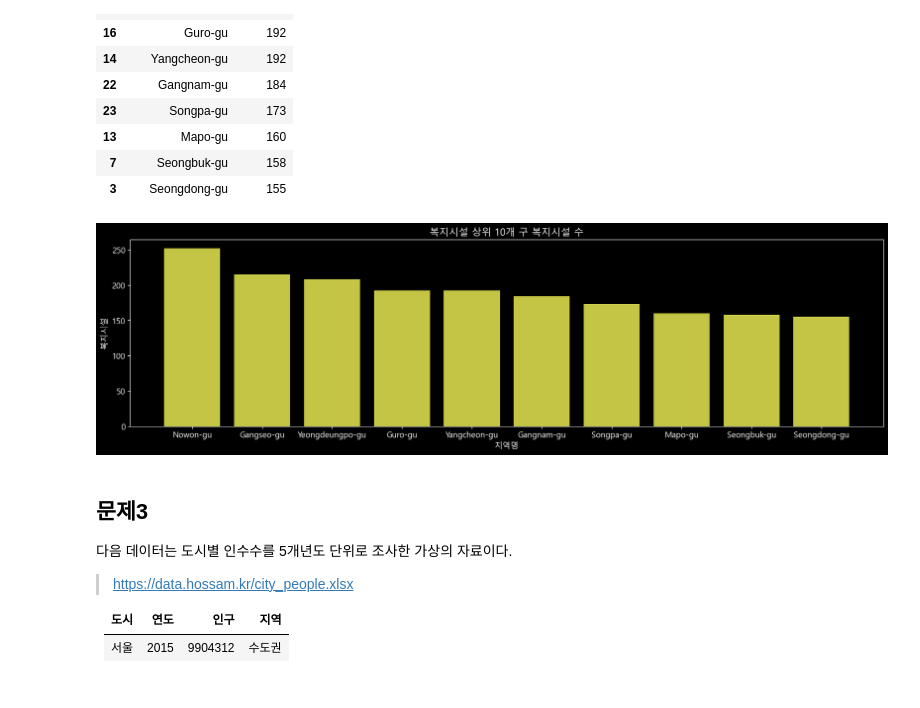
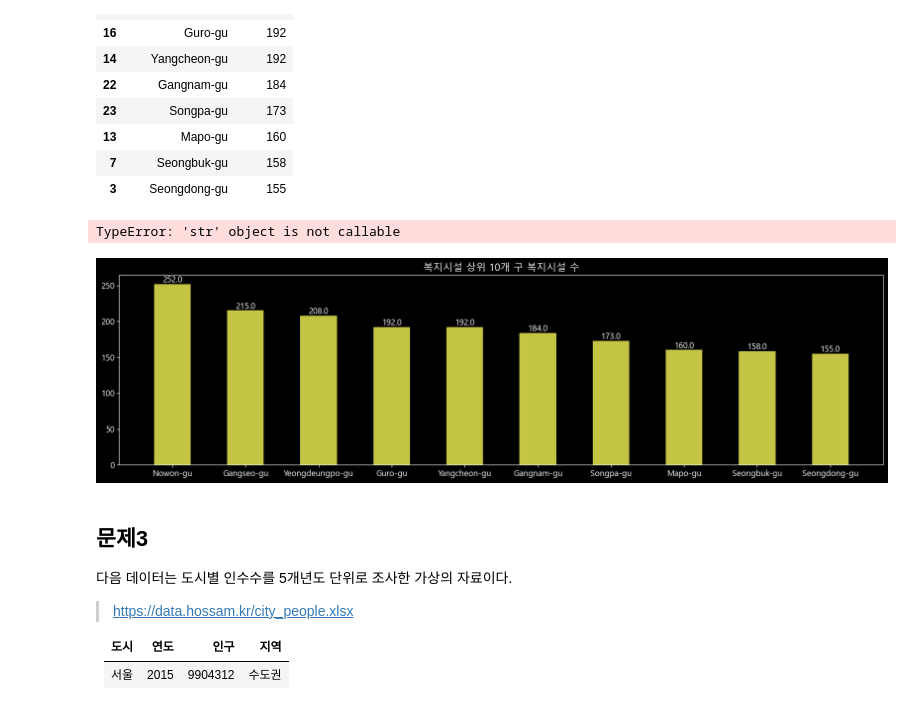
Before and after one commit to maker-lee/megait-data, a Jupyter notebook: D.탐색적_데이터_분석/01. 데이터 시각화/연습문제.ipynb, the cells around one changed output. Cells and saved outputs as stored; diff of their text form; code cells hidden in the pictures.

```diff
--- a/D.탐색적_데이터_분석/01. 데이터 시각화/연습문제.ipynb
+++ b/D.탐색적_데이터_분석/01. 데이터 시각화/연습문제.ipynb
@@ -131,7 +116,7 @@ plt.close()
 
 복지시설이 많은 상위 10개 지역에 대한 지역별 복지 시설 수를 시각화 하시오.
 # %%
-df = read_excel('https://data.hossam.kr/senior_lsf.xlsx')
+df = read_excel('https://data.hossam.kr/D01/senior_lsf.xlsx')
 df
 # %% [output]
 |  | 지역명 | 복지시설 |
@@ -174,18 +159,26 @@ ylables = list(복지상위['복지시설'])
 # %%
 x = xlables
 y = ylables
 plt.figure()
 plt.title('복지시설 상위 10개 구 복지시설 수')
 
 # 각 막대의 색상을 단색으로 지정
-plt.bar(x,y,color ='#c4c445')
+plt.bar(x,y,color ='#c4c445',width=0.5,align='center')
+bar = plt.bar(x,y,color ='#c4c445',width=0.5,align='center')
+
+# 숫자 넣는 부분
+for rect in bar:
+    height = rect.get_height()
+    plt.text(rect.get_x() + rect.get_width()/2.0, height, '%.1f' % height, ha='center', va='bottom', size = 12)
+
 plt.xlabel('지역명')
 plt.ylabel('복지시설')
 
 plt.show()
 plt.close()
 # %% [output]
+TypeError: 'str' object is not callable
-[figure, old version]
+[figure, new version]
 # %% [markdown]
 ## 문제3
 
```
Also changed, not shown: parts of 24 cells of this notebook.
